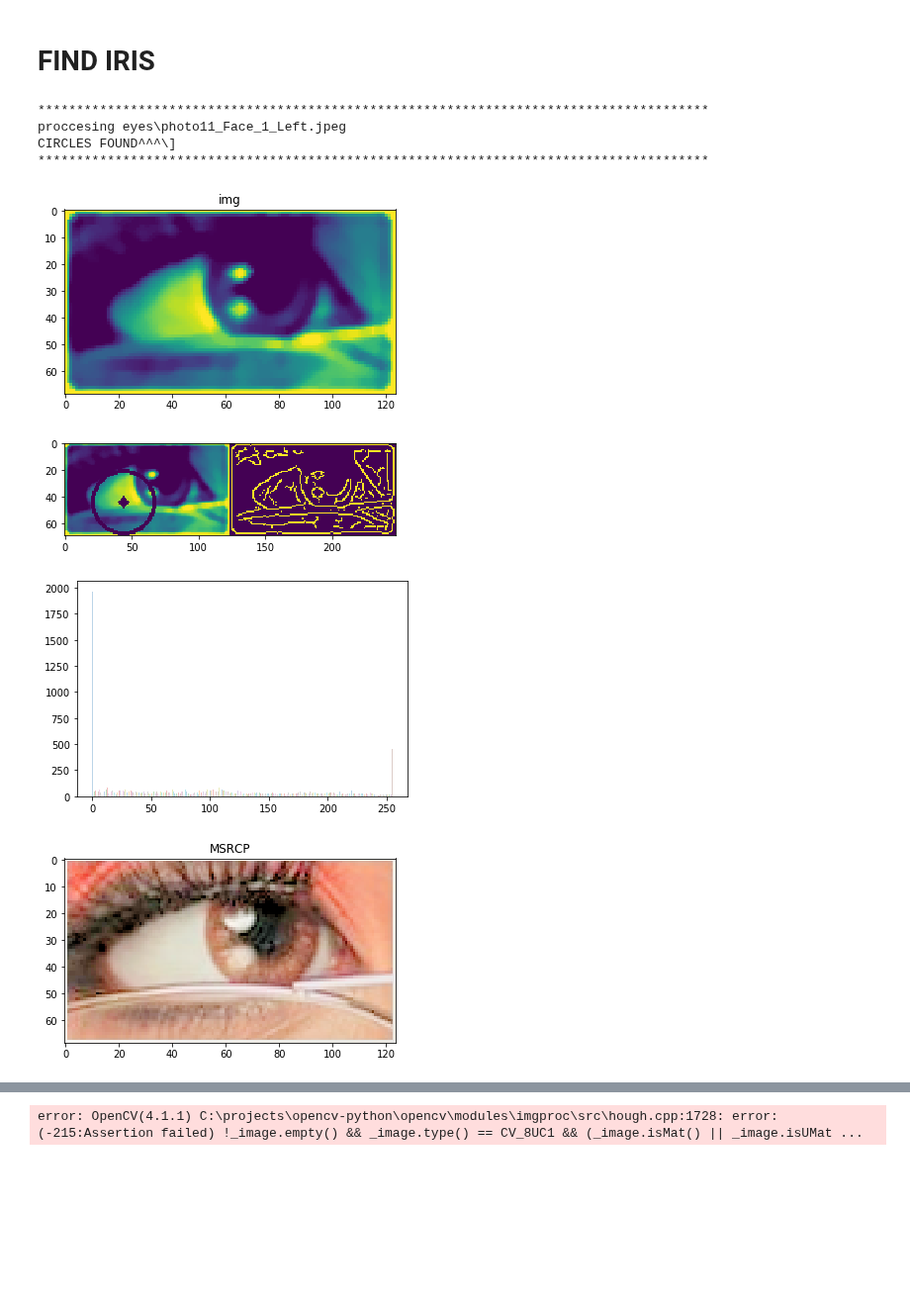
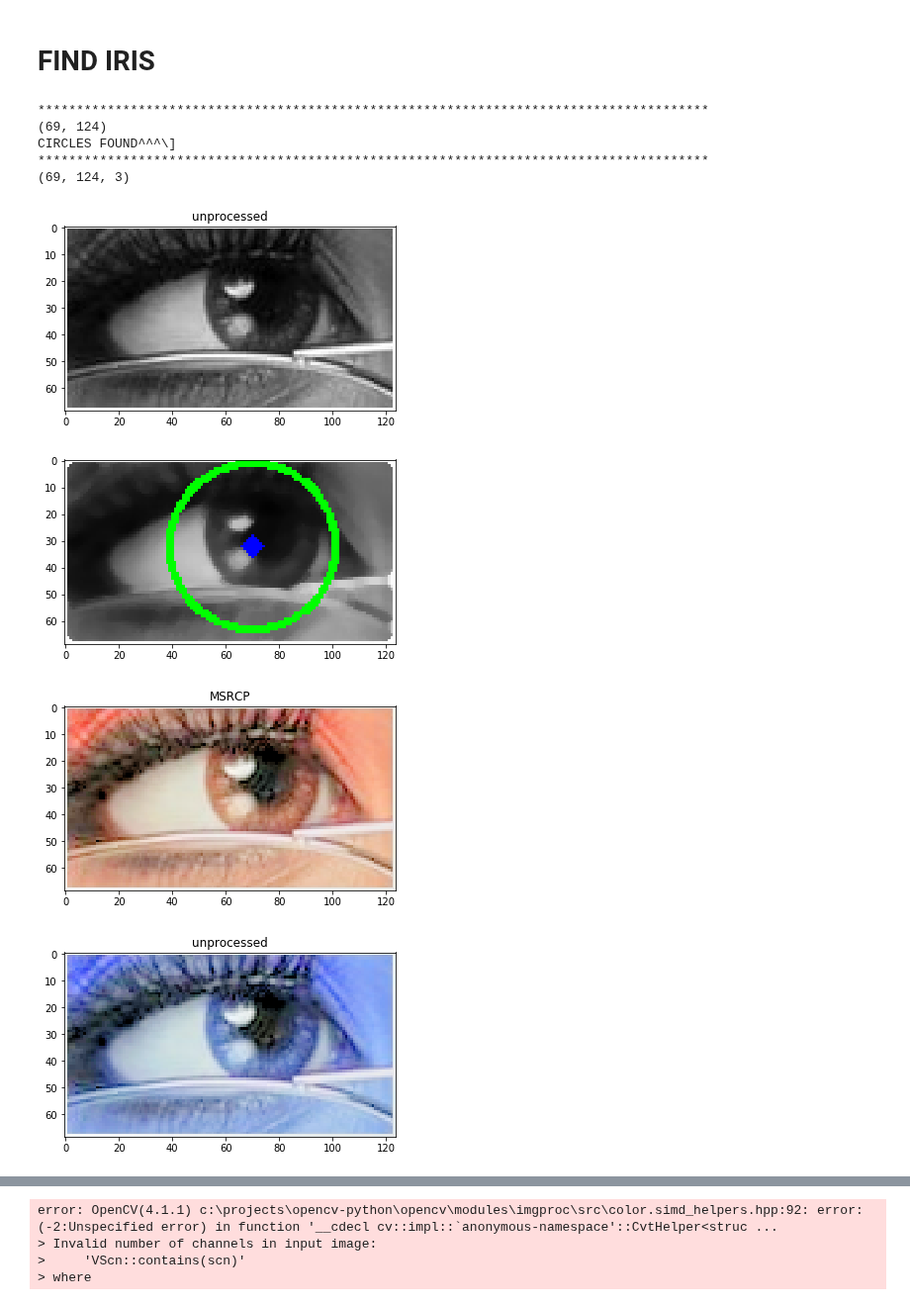
Before and after one commit to nielsr2/P3-G306, a Jupyter notebook: Iris_segmentation/MikkelRetinex/batch_retinex.ipynb, the cells around one changed output, grey strips where cells are left out. Shown at 99% size. Saved outputs shown, nothing was run; the diff lists cells and outputs as text; code cells hidden in the pictures; blank space fills up the shorter version.

```diff
--- a/Iris_segmentation/MikkelRetinex/batch_retinex.ipynb
+++ b/Iris_segmentation/MikkelRetinex/batch_retinex.ipynb
@@ -8,7 +8,7 @@ import glob
 import cv2
 import os
 
-import m3Iris, m3F, retinex, retinexRunnable
+import m3Iris, m3F,  retinexRunnable
 
 inputFolder = "eyes/"
 outputFolder = "irises/"
@@ -28,45 +28,47 @@ for imagePath in inputImages:
     # DO STUFF TO ALL IMAGES BELOW (SENDS IMAGEPATH TO YOUR FUNCTIONS)
     # *************************
     if (m3F.evalSize(imagePath,10,10)):
+        imgIn = cv2.imread(imagePath, 0)
 
         # IMAGE PROCESSING HERE:
-        imgOut = m3Iris.findCircle(imagePath)
+        imgOut = m3Iris.findCircle(imgIn)
         imgMSRCP = retinexRunnable.runMSRCP(imagePath)
-        imgOut = m3Iris.findCircle(imgMSRCP)
+        imgOut2 = m3Iris.findCircle(imgMSRCP)
 
     else:
         print("****************************************************************************************************************")
         m3F.printRed("####IMAGE TOOO SMALL###")
         continue;
         # *************************
 
      #change imagePath from input folder to output folder
     imagePath = imagePath.replace(inputFolder, "")
     imagePath = outputFolder + imagePath
     print("imagePath", imagePath)
     #print("length",len(imgOut))
 
     if (type(imgOut) == type(list())):
         #print("was list")
         # if output
         eyes = iter(imgOut) # used to iterate thru an array. the output of first next() is the first element of array, and so on
 
         cv2.imwrite(imagePath,next(eyes))
         irisesFound += 1
     else:
         if not(type(imgOut) == type(None)):
             cv2.imwrite(imagePath,imgOut)
             irisesFound += 1
         #else:
             #m3F.printRed("IMAGE NULL")
 
 m3F.printBlue("Found {}% of irises in the images".format(irisesFound/irisesExpected*100))
 # %% [output]
 ***************************************************************************************
-proccesing eyes\photo11_Face_1_Left.jpeg
+(69, 124)
 CIRCLES FOUND^^^\]
 ***************************************************************************************
+(69, 124, 3)
-[figure, old version]
+[figure, new version]
-[figure, old version]
+[figure, new version]
-[figure, old version]
+[figure, new version]
-[figure, old version]
+[figure, new version]
@@ -74 +75,4 @@ CIRCLES FOUND^^^\]
-error: OpenCV(4.1.1) C:\projects\opencv-python\opencv\modules\imgproc\src\hough.cpp:1728: error: (-215:Assertion failed) !_image.empty() && _image.type() == CV_8UC1 && (_image.isMat() || _image.isUMat ...
+error: OpenCV(4.1.1) c:\projects\opencv-python\opencv\modules\imgproc\src\color.simd_helpers.hpp:92: error: (-2:Unspecified error) in function '__cdecl cv::impl::`anonymous-namespace'::CvtHelper<struc ...
+> Invalid number of channels in input image:
+>     'VScn::contains(scn)'
+> where
```
Also changed, not shown: parts of 1 cell of this notebook, 2 other files.
